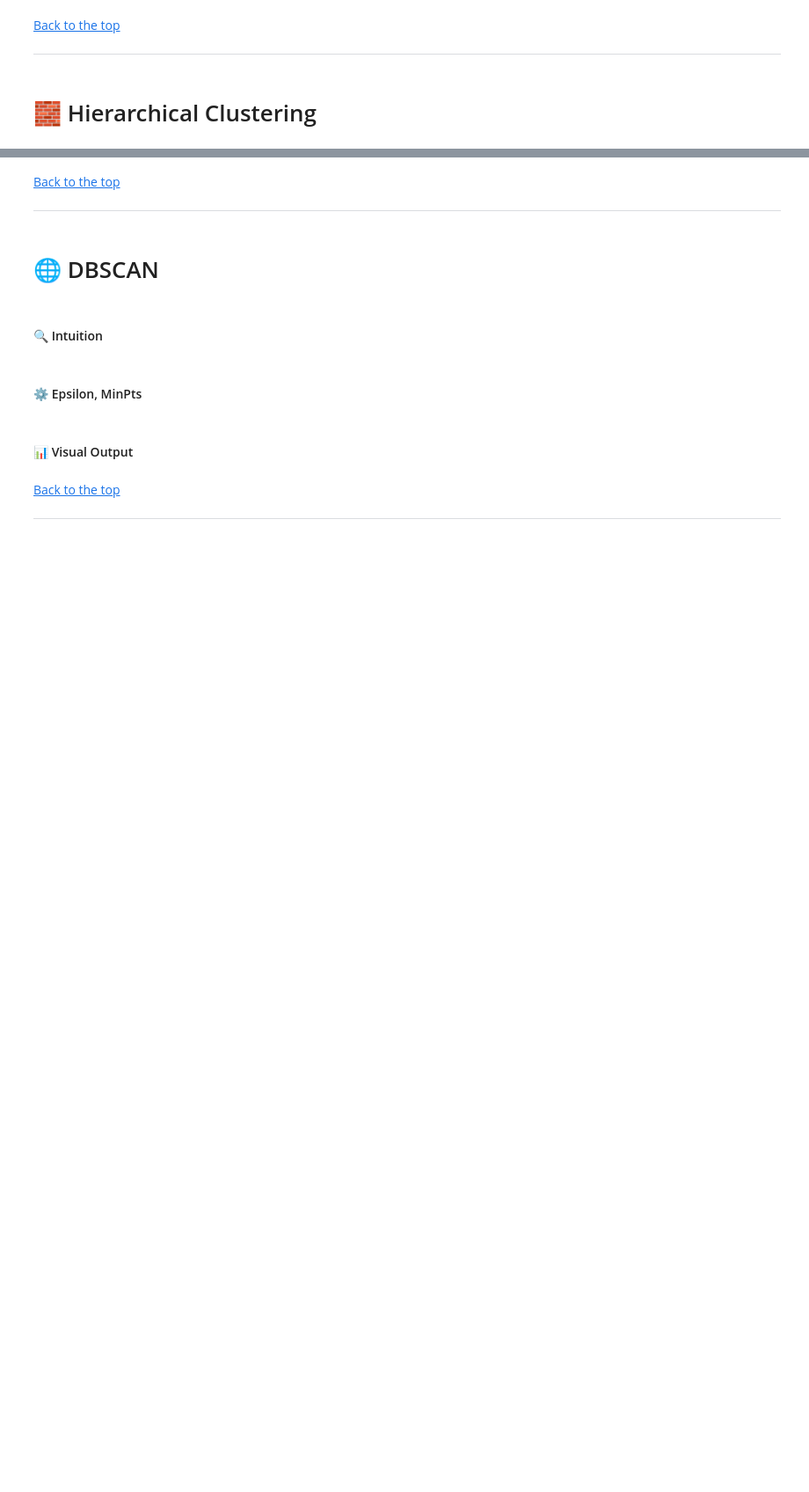
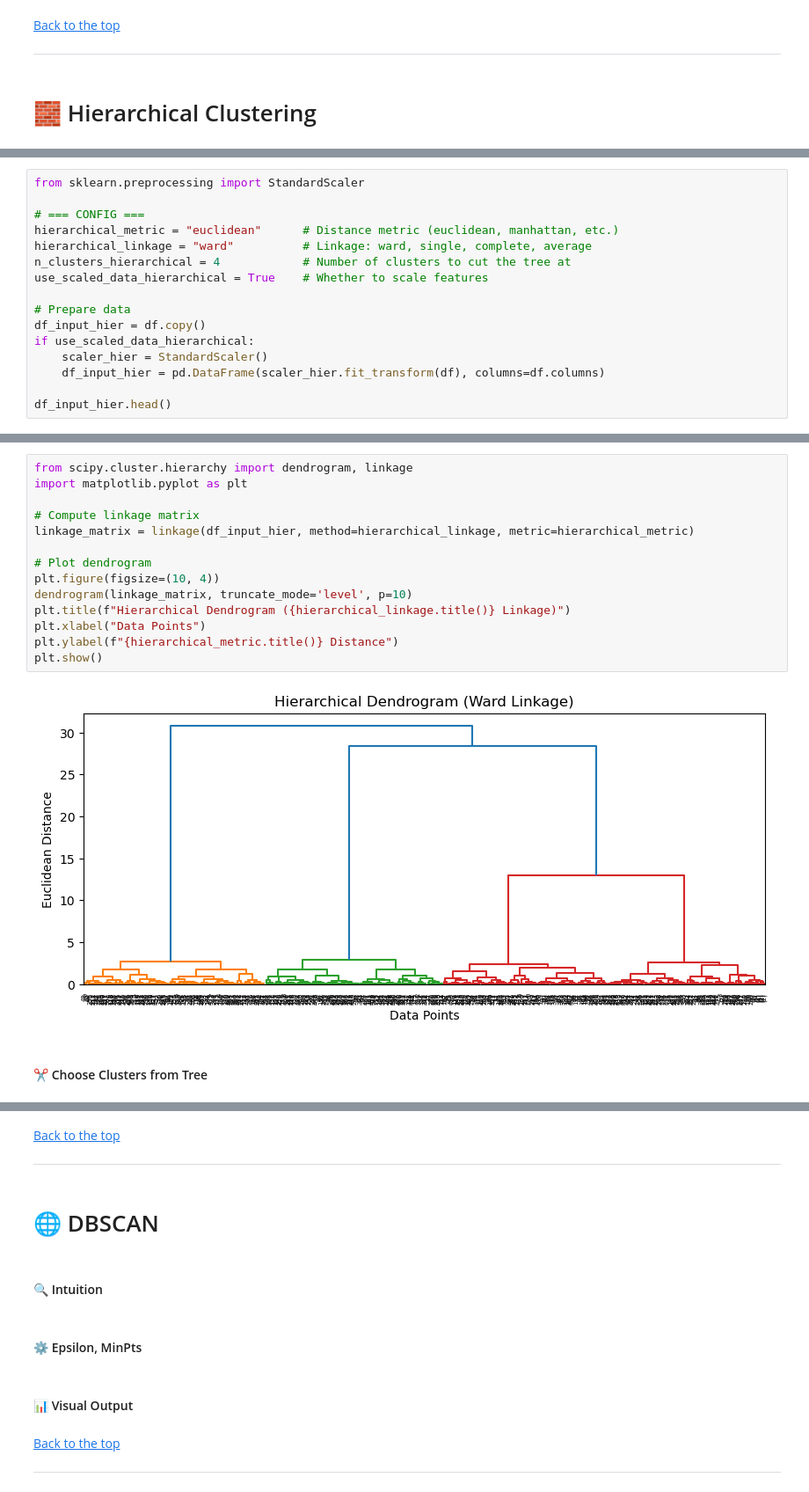
Before and after one commit to ashrithssreddy/ml-toolkit, a Jupyter notebook: Unsupervised_Learning/clustering_v2.ipynb, the cells around one changed output, grey strips where cells are left out. Shown at 88% size. Cells and saved outputs as stored; diff of their text form; blank space fills up the shorter version.

Commit message:
hierarchical

```diff
--- a/Unsupervised_Learning/clustering_v2.ipynb
+++ b/Unsupervised_Learning/clustering_v2.ipynb
@@ -466,0 +527,16 @@ ___
+# %%
+from sklearn.preprocessing import StandardScaler
+
+# === CONFIG ===
+hierarchical_metric = "euclidean"      # Distance metric (euclidean, manhattan, etc.)
+hierarchical_linkage = "ward"          # Linkage: ward, single, complete, average
+n_clusters_hierarchical = 4            # Number of clusters to cut the tree at
+use_scaled_data_hierarchical = True    # Whether to scale features
+
+# Prepare data
+df_input_hier = df.copy()
+if use_scaled_data_hierarchical:
+    scaler_hier = StandardScaler()
+    df_input_hier = pd.DataFrame(scaler_hier.fit_transform(df), columns=df.columns)
+
+df_input_hier.head()
@@ -469,0 +571,19 @@ ___
+# %%
+from scipy.cluster.hierarchy import dendrogram, linkage
+import matplotlib.pyplot as plt
+
+# Compute linkage matrix
+linkage_matrix = linkage(df_input_hier, method=hierarchical_linkage, metric=hierarchical_metric)
+
+# Plot dendrogram
+plt.figure(figsize=(10, 4))
+dendrogram(linkage_matrix, truncate_mode='level', p=10)
+plt.title(f"Hierarchical Dendrogram ({hierarchical_linkage.title()} Linkage)")
+plt.xlabel("Data Points")
+plt.ylabel(f"{hierarchical_metric.title()} Distance")
+plt.show()
+# %% [output]
+[figure, added]
+# %% [markdown]
+<a id="hierarchical-cut"></a>
+#### ✂️ Choose Clusters from Tree
```
Also changed, not shown: parts of 17 cells of this notebook.
